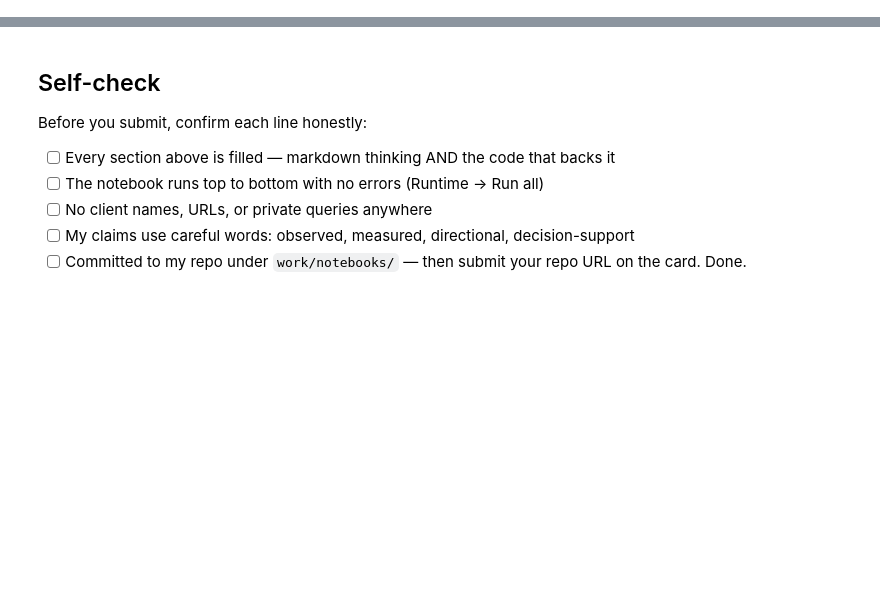
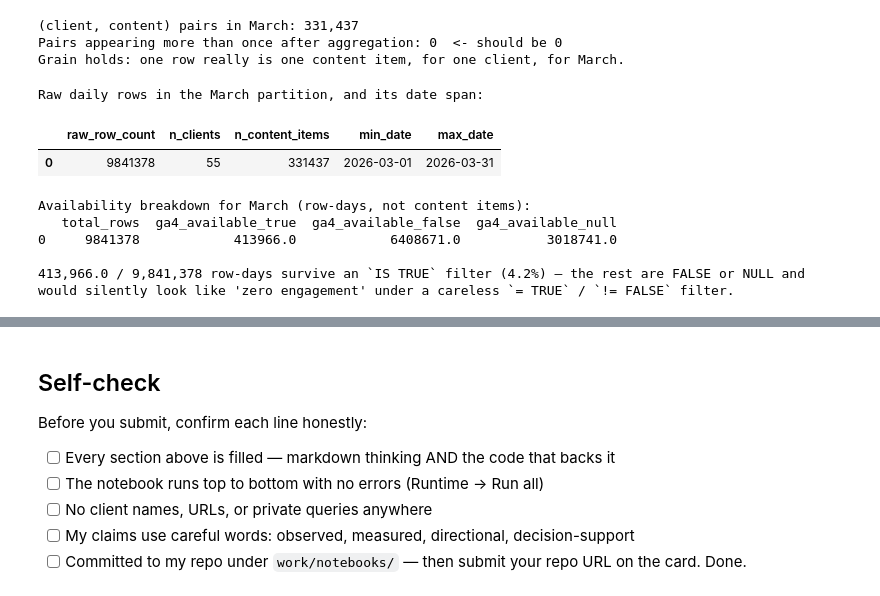
Before and after one commit to RamyaMuthumariappan/FlyRankAI, a Jupyter notebook: work/notebooks/w03_data_contract.ipynb, the cells around one changed output, grey strips where cells are left out. Cells and saved outputs as stored; diff of their text form; code cells hidden in the pictures; blank space fills up the shorter version.

```diff
--- a/work/notebooks/w03_data_contract.ipynb
+++ b/work/notebooks/w03_data_contract.ipynb
@@ -26,0 +152,71 @@ This skeleton is yours to fill. Work the sections **in order** — each one has
+# %%
+# This cell is for CODE (numbers, a query, a check).
+# Write your text answer in the cell ABOVE this one — typing sentences here breaks Run All.
+# --- Query 1: GRAIN ---
+# Build the monthly aggregate first (this IS my unit of analysis), then probe its grain.
+monthly = con.sql(f"""
+    SELECT
+        client_hash_id,
+        content_hash_id,
+        COUNT(*)                                                   AS days_in_month,
+        MIN(report_date)                                           AS first_day,
+        MAX(report_date)                                           AS last_day,
+        SUM(gsc_impressions)                                       AS impressions_mar,
+        SUM(gsc_clicks)                                            AS clicks_mar,
+        AVG(CASE WHEN gsc_avg_position > 0 THEN gsc_avg_position END) AS avg_position_mar,
+        SUM(CASE WHEN gsc_impressions > 0 THEN 1 ELSE 0 END)       AS days_with_impressions,
+        AVG(CASE WHEN ga4_data_available IS TRUE THEN 1.0 ELSE 0.0 END) AS ga4_available_share
+    FROM {TABLES['fact_daily_month']}
+    GROUP BY client_hash_id, content_hash_id
+""").df()
+
+grain_probe = monthly.groupby(["client_hash_id", "content_hash_id"]).size()
+dupes = grain_probe[grain_probe > 1]
+print(f"(client, content) pairs in March: {len(monthly):,}")
+print(f"Pairs appearing more than once after aggregation: {len(dupes)}  <- should be 0")
+assert len(dupes) == 0, "Grain does not hold — one row is not one content-item-month."
+print("Grain holds: one row really is one content item, for one client, for March.")
+# %% [output]
+(client, content) pairs in March: 331,437
+Pairs appearing more than once after aggregation: 0  <- should be 0
+Grain holds: one row really is one content item, for one client, for March.
+# %%
+# --- Query 2: ROW COUNT + DATE SPAN ---
+span = con.sql(f"""
+    SELECT
+        COUNT(*)                    AS raw_row_count,
+        COUNT(DISTINCT client_hash_id)  AS n_clients,
+        COUNT(DISTINCT content_hash_id) AS n_content_items,
+        MIN(report_date)             AS min_date,
+        MAX(report_date)             AS max_date
+    FROM {TABLES['fact_daily_month']}
+""").df()
+print("Raw daily rows in the March partition, and its date span:")
+span
+# %% [output]
+Raw daily rows in the March partition, and its date span:
+|  | raw_row_count | n_clients | n_content_items | min_date | max_date |
+| 0 | 9841378 | 55 | 331437 | 2026-03-01 | 2026-03-31 |
+# %%
+# --- Query 3: AVAILABILITY (IS TRUE, not = TRUE — the flag can be NULL too) ---
+availability = con.sql(f"""
+    SELECT
+        COUNT(*)                                              AS total_rows,
+        SUM(CASE WHEN ga4_data_available IS TRUE  THEN 1 ELSE 0 END) AS ga4_available_true,
+        SUM(CASE WHEN ga4_data_available IS FALSE THEN 1 ELSE 0 END) AS ga4_available_false,
+        SUM(CASE WHEN ga4_data_available IS NULL  THEN 1 ELSE 0 END) AS ga4_available_null
+    FROM {TABLES['fact_daily_month']}
+""").df()
+print("Availability breakdown for March (row-days, not content items):")
+print(availability)
+survive = availability["ga4_available_true"].iloc[0]
+total = availability["total_rows"].iloc[0]
+print(f"\n{survive:,} / {total:,} row-days survive an `IS TRUE` filter "
+      f"({survive/total:.1%}) — the rest are FALSE or NULL and would silently look like "
+      f"'zero engagement' under a careless `= TRUE` / `!= FALSE` filter.")
+# %% [output]
+Availability breakdown for March (row-days, not content items):
+   total_rows  ga4_available_true  ga4_available_false  ga4_available_null
+0     9841378            413966.0            6408671.0           3018741.0
+
+413,966.0 / 9,841,378 row-days survive an `IS TRUE` filter (4.2%) — the rest are FALSE or NULL and would silently look like 'zero engagement' under a careless `= TRUE` / `!= FALSE` filter.
```
Also changed, not shown: parts of 16 cells of this notebook.
